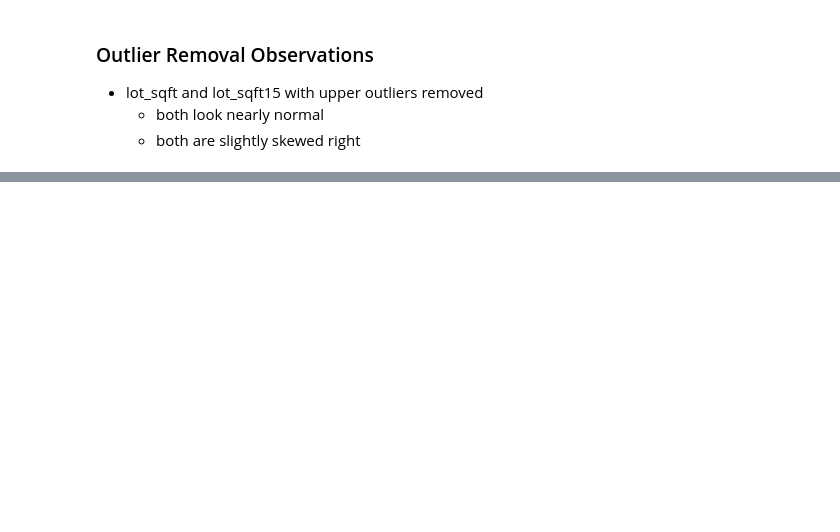
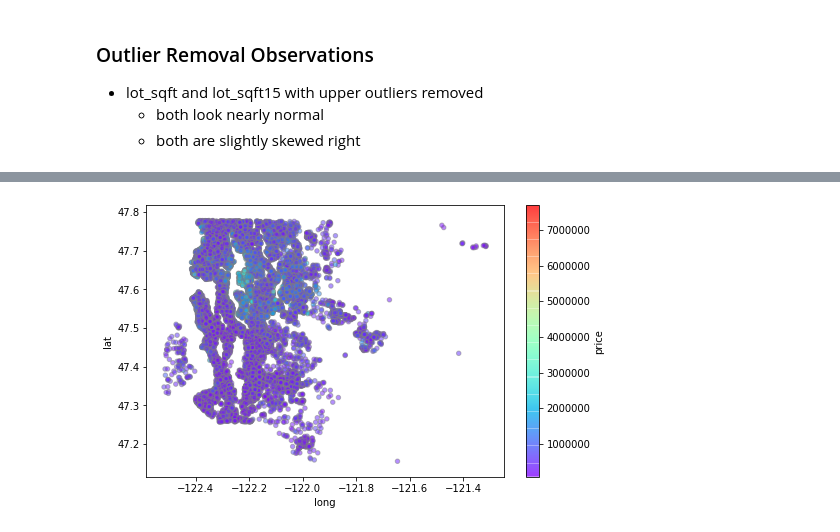
Before and after one commit to shirlwilliams/dsc-mod-2-project-v2-1-online-ds-ft-120919, a Jupyter notebook: 2Patterns and Trends.ipynb, the cells around one changed output, grey strips where cells are left out. Cells and saved outputs as stored; diff of their text form; code cells hidden in the pictures; blank space fills up the shorter version.

```diff
--- a/2Patterns and Trends.ipynb
+++ b/2Patterns and Trends.ipynb
@@ -349,3 +349,6 @@ print(len(no_ol_sqft_lot15), len(features))
 * lot_sqft and lot_sqft15 with upper outliers removed
     * both look nearly normal
     * both are slightly skewed right
+# %%
+data = pd.read_csv('kc_house_data.csv')
+data.head()
@@ -351,0 +363,6 @@ print(len(no_ol_sqft_lot15), len(features))
+# %%
+# Color coded plot of homes by price and location
+data.plot(kind='scatter', x='long', y='lat', alpha=0.5, figsize=(8,5),
+        c='price', cmap='rainbow', colorbar=True, sharex=False, edgecolors='gray');
+# %% [output]
+[figure, added]
```
Also changed, not shown: parts of 7 cells of this notebook, 5 other files.
